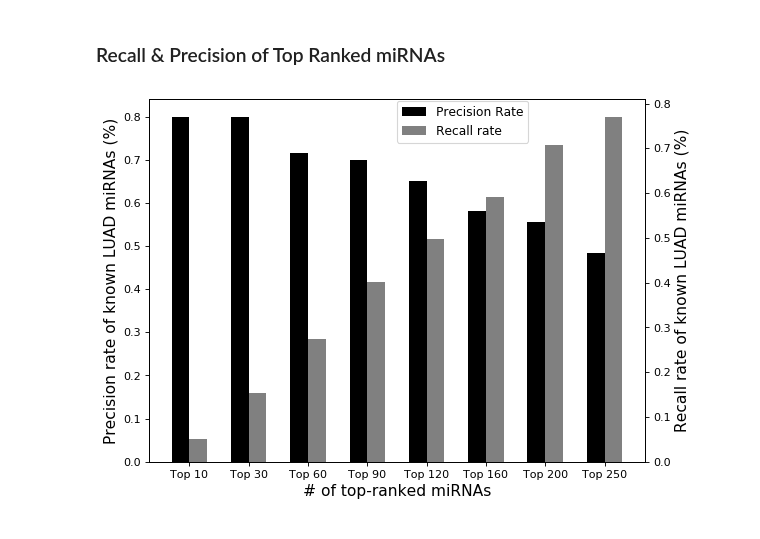
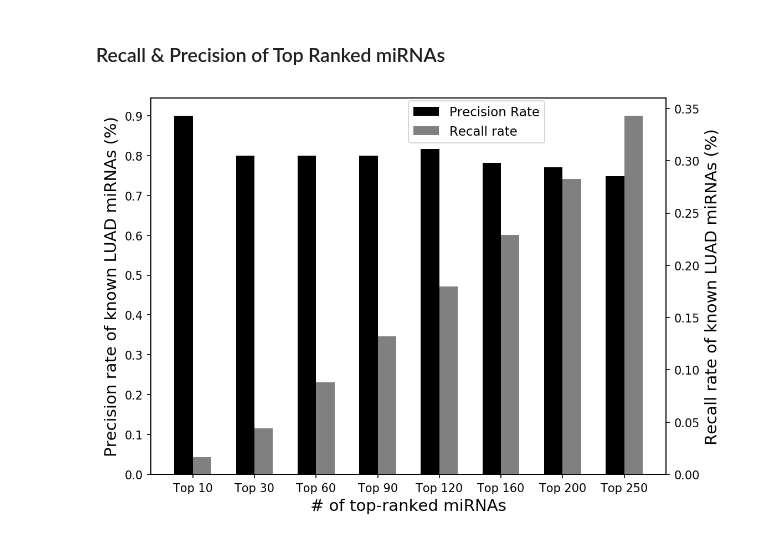
Before and after one commit to JonnyTran/microRNA-Lung-Cancer-Associations, a Jupyter notebook: notebooks/miRNA-gene_exp.ipynb, the cells around one changed output. Saved outputs shown, nothing was run; the diff lists cells and outputs as text; code cells hidden in the pictures.

Commit message:
miRNA-gene_exp: added miRNA cluster precisions

```diff
--- a/notebooks/miRNA-gene_exp.ipynb
+++ b/notebooks/miRNA-gene_exp.ipynb
@@ -686,35 +686,37 @@ candidate_miRNAs.reindex(candidate_miRNAs.coef.abs().sort(inplace=False, ascendi
 # %%
 top_k_s = [10, 30, 60, 90, 120, 160, 200, 250]
 
 candidate_miRNAs = pandas.DataFrame()
 candidate_miRNAs['miRNAs'] = tgca_luad.mirna_list
 candidate_miRNAs['coef'] = logistic_L1L2GL.beta
 
 recall_rates = []
 precision_rates = []
 for top_k in top_k_s:
     top_k_miRNAs = candidate_miRNAs.reindex(candidate_miRNAs.coef.abs().sort(inplace=False, ascending=False).index).head(top_k)['miRNAs'].tolist()
 
-    recall_rates.append(recall_rate(candidate_miRNAs=top_k_miRNAs, validated_miRNAs=validating_miRNAs))
-    precision_rates.append(precision_rate(candidate_miRNAs=top_k_miRNAs, validated_miRNAs=validating_miRNAs))
+    recall_rates.append(recall_rate(candidate_miRNAs=top_k_miRNAs, validated_miRNAs=dbDEMC_luad_miRNAs))
+    precision_rates.append(precision_rate(candidate_miRNAs=top_k_miRNAs, validated_miRNAs=dbDEMC_luad_miRNAs))
 
 # plt.figure()
-fig, ax = plt.subplots(figsize=(8, 6), dpi=80)
+fig, ax = plt.subplots(figsize=(8, 6), dpi=150)
 width = 0.3
 font_size = 14
 
 rects1 = ax.bar(range(len(top_k_s)), precision_rates, width, color='black')
 ax.set_ylabel('Precision rate of known LUAD miRNAs (%)', fontsize=font_size)
+ax.set_yticks([i/10. for i in range(10)])
+# ax.set_ylim((0, 1))
 
 ax2 = ax.twinx()
 rects2 = ax2.bar([width+k for k in range(len(top_k_s))], recall_rates, width, color='gray')
-# ax2.set_ylim((0, max(precision_rates)))
+# ax2.set_ylim(ax.get_ylim())
 ax2.set_ylabel('Recall rate of known LUAD miRNAs (%)', fontsize=font_size)
 
 ax.legend((rects1[0], rects2[0]), ('Precision Rate', 'Recall rate'), loc=(0.5, 0.88), fontsize=11)
 ax.set_xlabel('# of top-ranked miRNAs', fontsize=font_size)
 ax.set_xticks([width/2+k for k in range(len(top_k_s))])
 ax.set_xticklabels(['Top '+str(top_k) for top_k in top_k_s], fontsize=10)
 plt.show()
 # %% [output]
-[figure, old version]
+[figure, new version]
```
Also changed, not shown: parts of 4 cells of this notebook, 2 other files.
